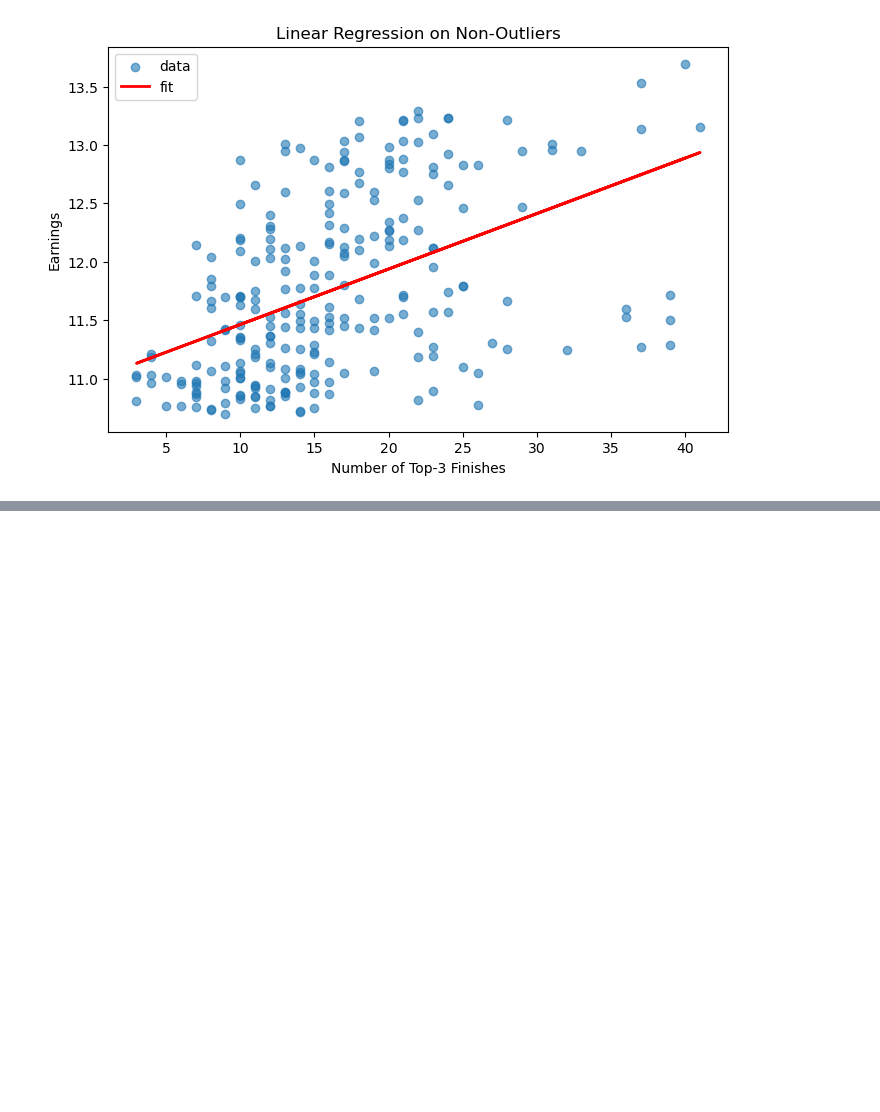
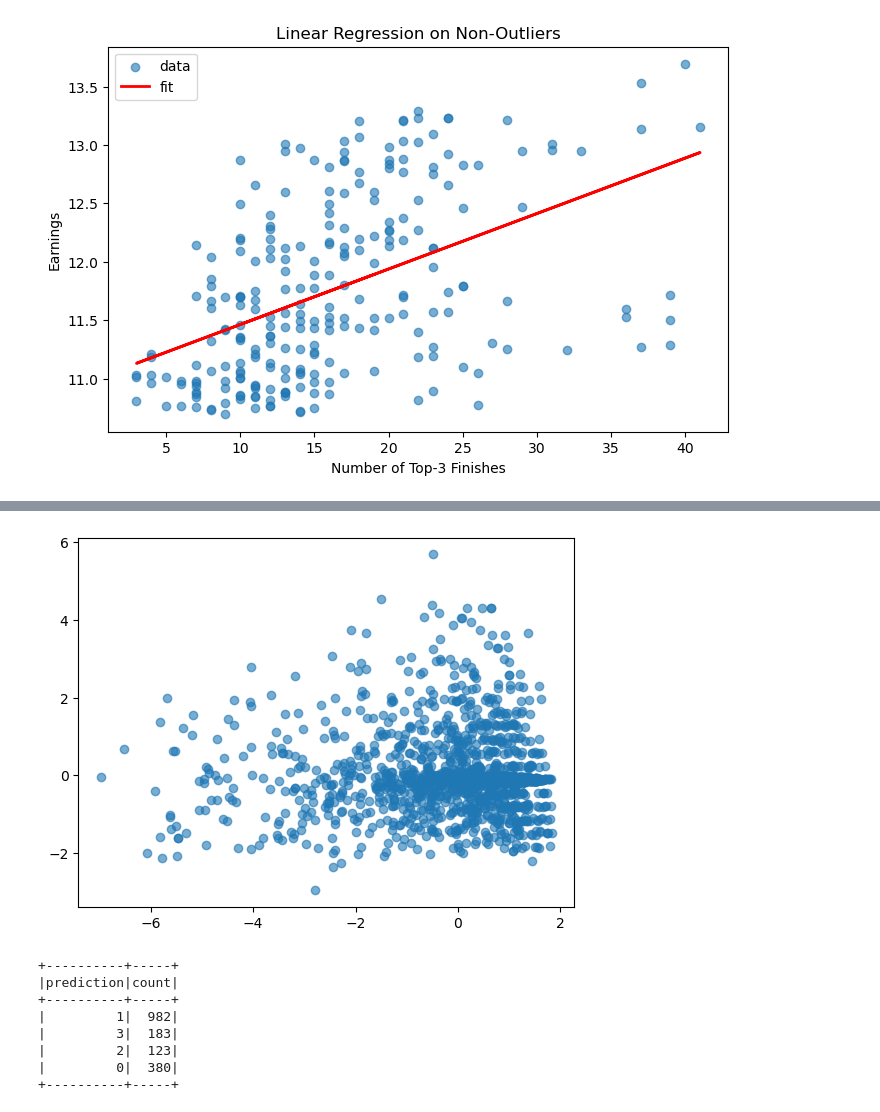
Before and after one commit to HaydenParsons/CS426-Final-Project, a Jupyter notebook: r6_player_stats_analysis.ipynb, the cells around one changed output, grey strips where cells are left out. Cells and saved outputs as stored; diff of their text form; code cells hidden in the pictures; blank space fills up the shorter version.

```diff
--- a/r6_player_stats_analysis.ipynb
+++ b/r6_player_stats_analysis.ipynb
@@ -224,8 +296,11 @@ Kept 1420 of 1669 rows after outlier removal
 # %%
-# heavily skewed to the right, so create a new feature of log earnings to help tame it
-df['log_earnings']=np.log1p(df['earnings'])
-# also create a feature that flags outliers
-df['is_outlier'] = ~df['earnings'].between(lower, upper)
+df = (
+    df
+        # heavily skewed to the right, so create a new feature of log earnings to help tame it
+        .withColumn("log_earnings", log1p(col("earnings")))
+        # also create a feature that flags outliers
+        .withColumn("is_outlier", ~col("earnings").between(lower, upper))
+)
 
-print(f"{df.head()}")
+df.show(5, truncate=False)
 # %% [output]
@@ -350,0 +431,37 @@ R² score:        0.4256
+# %%
+# this was mostly a sanity check just making sure that the players were not easily and clearly clusterable
+# I thought about using which cluster the player falls into as another feature in the next steps, but decided not to
+
+feat_cols = [
+    "age",
+    "num_top3",
+    "earnings_per_top3",
+    "log_earnings"
+]
+assembler = VectorAssembler(inputCols = feat_cols, outputCol = "rawFeatures")
+df_feats = assembler.transform(df)
+scaler = StandardScaler(inputCol = "rawFeatures", outputCol = "features", withMean = True, withStd = True)
+df_scaled = scaler.fit(df_feats).transform(df_feats)
+
+# PCA just to visualtize a 2D scatter
+pca = PCA(k = 2, inputCol = "features", outputCol = "pc")
+pcs = pca.fit(df_scaled).transform(df_scaled)
+pdf = pcs.select("pc").toPandas()
+X2 = np.stack(pdf["pc"].values)
+plt.scatter(X2[:,0], X2[:,1], alpha=0.6); plt.show()
+
+# K-Means clustering, once again seed = 42 for reproducability
+km = KMeans(k = 4, seed = 42, featuresCol="features")
+model = km.fit(df_scaled)
+clustered = model.transform(df_scaled)
+clustered.groupBy("prediction").count().show()
+# %% [output]
+[figure, added]
++----------+-----+
+|prediction|count|
++----------+-----+
+|         1|  982|
+|         3|  183|
+|         2|  123|
+|         0|  380|
++----------+-----+
```
Also changed, not shown: parts of 20 cells of this notebook.
